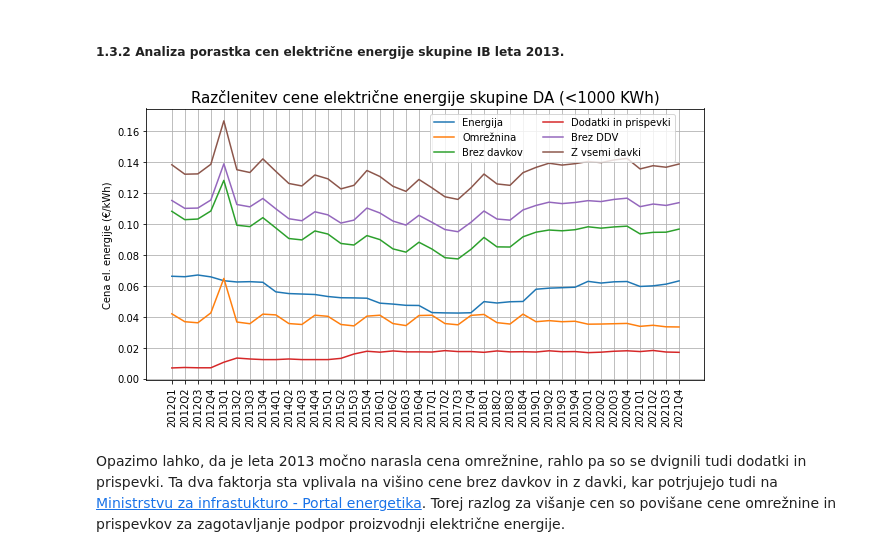
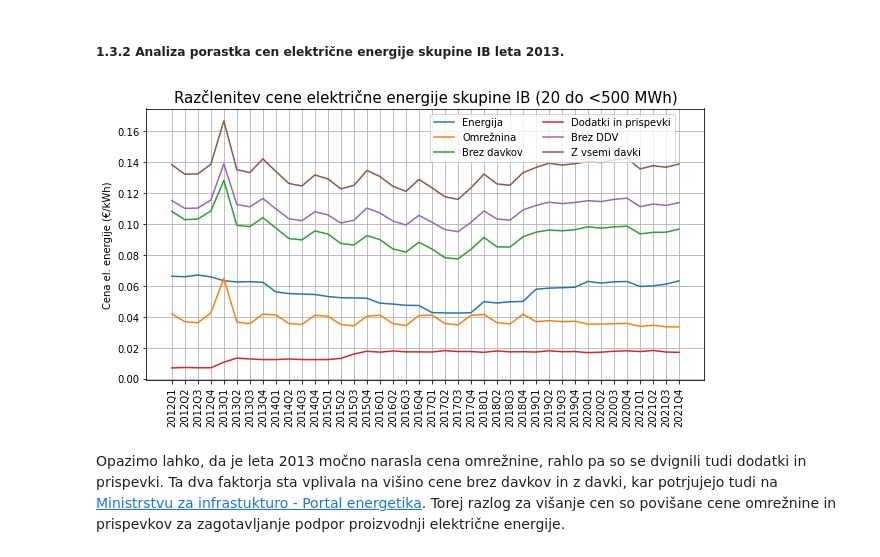
Before and after one commit to cugalord/PR21_NVZ-LS-BK-NZ, a Jupyter notebook: src/price_comparison.ipynb, the cells around one changed output. Saved outputs shown, nothing was run; the diff lists cells and outputs as text; code cells hidden in the pictures.

```diff
--- a/src/price_comparison.ipynb
+++ b/src/price_comparison.ipynb
@@ -102,7 +104,8 @@ hp = mu.init_dict_based_on_column(household_prices, 'STANDARDNA PORABNIŠKA SKUP
 # Prices include all taxes.
 for column in household_prices.columns[2:]:
     for key, value in hp.items():
-        hp[key][column] = household_prices[column][household_prices['STANDARDNA PORABNIŠKA SKUPINA (LETNA PORABA)'] == key][household_prices['CENA'] == 'Z vsemi davki'].tolist()[0]
+        hp[key][column] = household_prices[column][household_prices['STANDARDNA PORABNIŠKA SKUPINA (LETNA PORABA)'] == key]\
+            [household_prices['CENA'] == 'Z vsemi davki'].tolist()[0]
 
 # Flatten the internal dicts for use in plotting.
 hits = dict()
@@ -180,7 +183,8 @@ hp = mu.init_dict_based_on_column(household_prices, 'CENA')
 # Prices include all taxes.
 for column in household_prices.columns[2:]:
     for key, value in hp.items():
-        hp[key][column] = household_prices[column][household_prices['CENA'] == key][household_prices['STANDARDNA PORABNIŠKA SKUPINA (LETNA PORABA)'] == 'DA (<1000 KWh)'].tolist()[0]
+        hp[key][column] = household_prices[column][household_prices['CENA'] == key]\
+            [household_prices['STANDARDNA PORABNIŠKA SKUPINA (LETNA PORABA)'] == 'DA (<1000 KWh)'].tolist()[0]
 
 # Flatten the internal dicts for use in plotting.
 hits = mu.flatten_internal_dict(hp)
@@ -220,7 +224,8 @@ nhp = mu.init_dict_based_on_column(nonhousehold_prices, 'STANDARDNA PORABNIŠKA
 # Prices include all taxes.
 for column in nonhousehold_prices.columns[2:]:
     for key, value in nhp.items():
-        nhp[key][column] = nonhousehold_prices[column][nonhousehold_prices['STANDARDNA PORABNIŠKA SKUPINA (LETNA PORABA)'] == key][nonhousehold_prices['CENA'] == 'Z vsemi davki'].tolist()[0]
+        nhp[key][column] = nonhousehold_prices[column][nonhousehold_prices['STANDARDNA PORABNIŠKA SKUPINA (LETNA PORABA)'] == key]\
+            [nonhousehold_prices['CENA'] == 'Z vsemi davki'].tolist()[0]
 
 # Flatten the internal dicts for use in plotting.
 nhits = mu.flatten_internal_dict(nhp)
@@ -251,13 +256,12 @@ nhp = dict()
 
 nhp = mu.init_dict_based_on_column(nonhousehold_prices, 'STANDARDNA PORABNIŠKA SKUPINA (LETNA PORABA)')
 
-#print(nhp.keys())
-
 # Prepare dict of non household prices.
 # Key: user group, value: dict of key(quarter) and value(price)
 for column in nonhousehold_prices.columns[2:]:
     for key, value in nhp.items():
-        nhp[key][column] = nonhousehold_prices[column][nonhousehold_prices['STANDARDNA PORABNIŠKA SKUPINA (LETNA PORABA)'] == key][nonhousehold_prices['CENA'] == 'Z vsemi davki'].tolist()[0]
+        nhp[key][column] = nonhousehold_prices[column][nonhousehold_prices['STANDARDNA PORABNIŠKA SKUPINA (LETNA PORABA)'] == key]\
+            [nonhousehold_prices['CENA'] == 'Z vsemi davki'].tolist()[0]
 
 quarters_to_analyze = [x for x in [y for y in nhp.values()][0].keys()]
 
@@ -272,7 +276,7 @@ for sps, value in nhp.items():
 
 
 # Display differences.
-print('             IA      ||      IB      ||      IC      ||      ID      ||      IE      ||      SLO')
+print('             IA      ||      IB      ||      IC      ||      ID      ||      IE      ||      SLO     ||')
 for q in quarters_to_analyze:
     print(q, end=': ')
     for sps, value in differences.items():
@@ -342,28 +346,29 @@ Pri tem podvprašanju smo analizirali razlike med cenami (vsi davki vključeni)
 # %%
 nhp = dict()
 
 nhp = mu.init_dict_based_on_column(nonhousehold_prices, 'CENA')
 
 # Fill dicts with prices for each user group and quarter, thus symulating a matrix.
 # Prices include all taxes.
 for column in nonhousehold_prices.columns[2:]:
     for key, value in nhp.items():
-        nhp[key][column] = nonhousehold_prices[column][nonhousehold_prices['CENA'] == key][nonhousehold_prices['STANDARDNA PORABNIŠKA SKUPINA (LETNA PORABA)'] == 'IB (20 do <500 MWh)'].tolist()[0]
+        nhp[key][column] = nonhousehold_prices[column][nonhousehold_prices['CENA'] == key]\
+            [nonhousehold_prices['STANDARDNA PORABNIŠKA SKUPINA (LETNA PORABA)'] == 'IB (20 do <500 MWh)'].tolist()[0]
 
 # Flatten the internal dicts for use in plotting.
 nhits = mu.flatten_internal_dict(nhp)
 
 plt.figure(figsize=(10, 5))
-plt.title('Razčlenitev cene električne energije skupine DA (<1000 KWh)', fontsize=15)
+plt.title('Razčlenitev cene električne energije skupine IB (20 do <500 MWh)', fontsize=15)
 plt.xticks(rotation=90)
 plt.ylabel("Cena el. energije (€/kWh)")
 plt.grid()
 for key, value in nhits.items():
     plt.plot(quarters, value, label=key)
 plt.legend(loc='upper left', bbox_to_anchor=(0.5, 1.00), ncol=2)
 print()
 # %% [output]
-[figure, old version]
+[figure, new version]
 # %% [markdown]
 Opazimo lahko, da je leta 2013 močno narasla cena omrežnine, rahlo pa so se dvignili tudi dodatki in prispevki. Ta dva faktorja sta vplivala na višino cene brez davkov in z davki, kar potrjujejo tudi na [Ministrstvu za infrastukturo - Portal energetika](https://www.energetika-portal.si/nc/novica/n/v-zadnjem-cetrtletju-2013-znizanje-cen-elektricne-energije-za-gospodinjstva-in-industrijo-2620/). Torej razlog za višanje cen so povišane cene omrežnine in prispevkov za zagotavljanje podpor proizvodnji električne energije.
 # %% [markdown]
```
Also changed, not shown: parts of 4 cells of this notebook, 1 other file.
